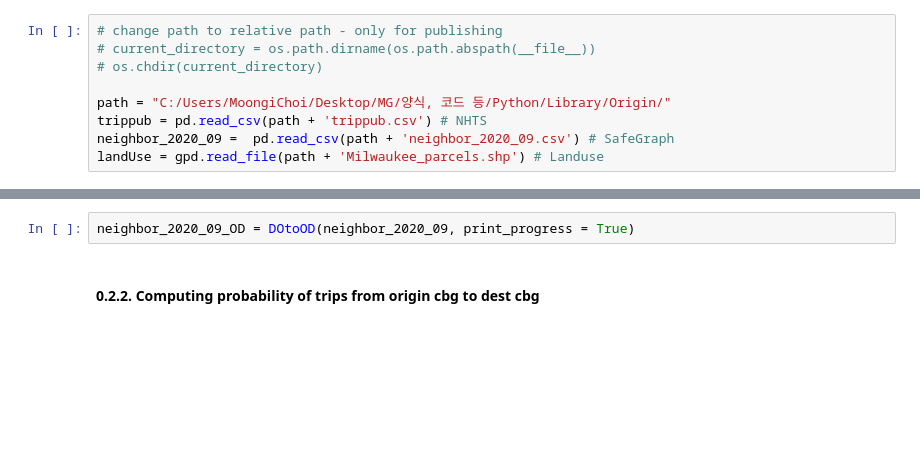
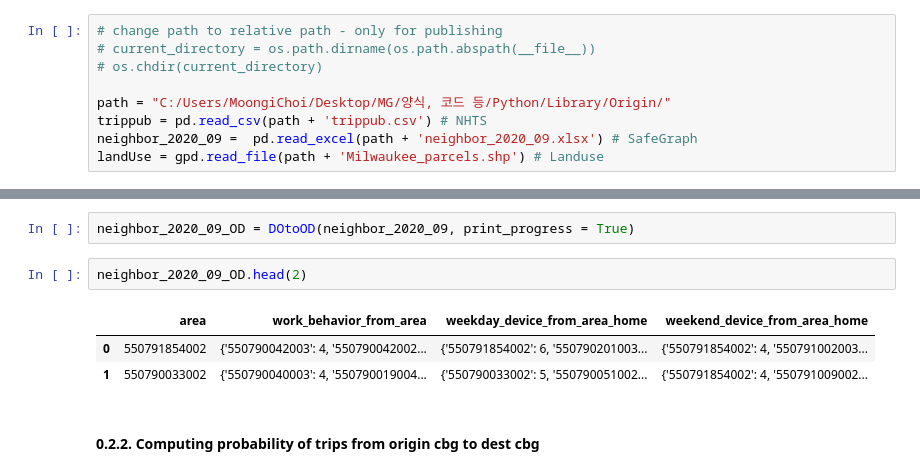
Before and after one commit to MG-Choi/ABTS, a Jupyter notebook: ABTS/ABTS.ipynb, the cells around one changed output, grey strips where cells are left out. Cells and saved outputs as stored; diff of their text form; blank space fills up the shorter version.

Commit message:
read_me_3_31

```diff
--- a/ABTS/ABTS.ipynb
+++ b/ABTS/ABTS.ipynb
@@ -3283,7 +3283,7 @@ def fill_values(row):
 
 path = "C:/Users/MoongiChoi/Desktop/MG/양식, 코드 등/Python/Library/Origin/"
 trippub = pd.read_csv(path + 'trippub.csv') # NHTS
-neighbor_2020_09 =  pd.read_csv(path + 'neighbor_2020_09.csv') # SafeGraph
+neighbor_2020_09 =  pd.read_excel(path + 'neighbor_2020_09.xlsx') # SafeGraph
 landUse = gpd.read_file(path + 'Milwaukee_parcels.shp') # Landuse
 # %% [markdown]
 ### 0.1. Preprocess NHTS
@@ -3324,6 +3363,12 @@ trip_mode_prop_all = preprocess_NHTS_tripMode(trippub_organized)
 #### 0.2.1 DO to OD, Covert Destination area to Origin area
 # %%
 neighbor_2020_09_OD = DOtoOD(neighbor_2020_09, print_progress = True)
+# %%
+neighbor_2020_09_OD.head(2)
+# %% [output]
+|  | area | work_behavior_from_area | weekday_device_from_area_home | weekend_device_from_area_home |
+| 0 | 550791854002 | {'550790042003': 4, '550790042002... | {'550791854002': 6, '550790201003... | {'550791854002': 4, '550791002003... |
+| 1 | 550790033002 | {'550790040003': 4, '550790019004... | {'550790033002': 5, '550790051002... | {'550791854002': 4, '550791009002... |
 # %% [markdown]
 #### 0.2.2. Computing probability of trips from origin cbg to dest cbg
 # %%
```
Also changed, not shown: parts of 5 cells of this notebook, 1 other file.
